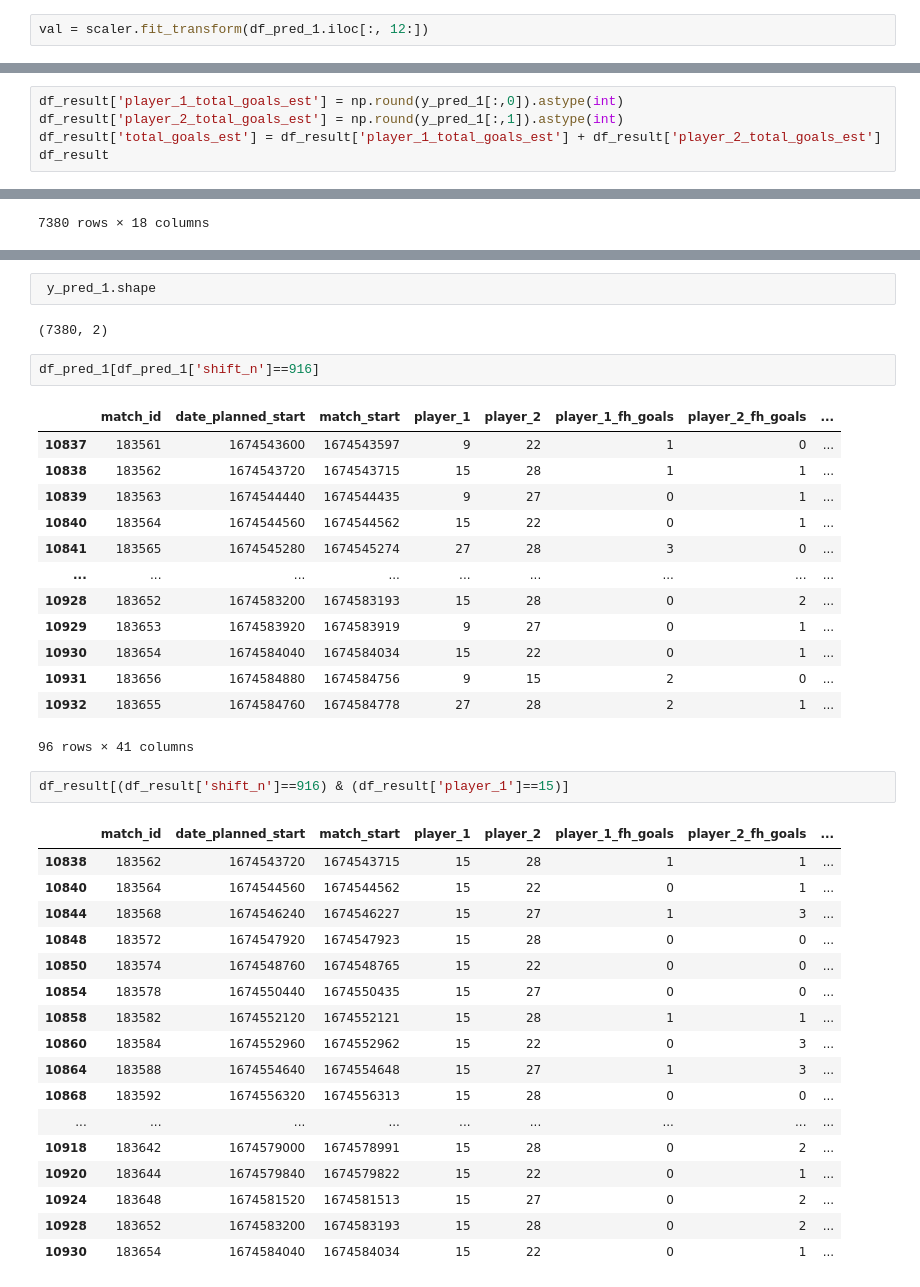
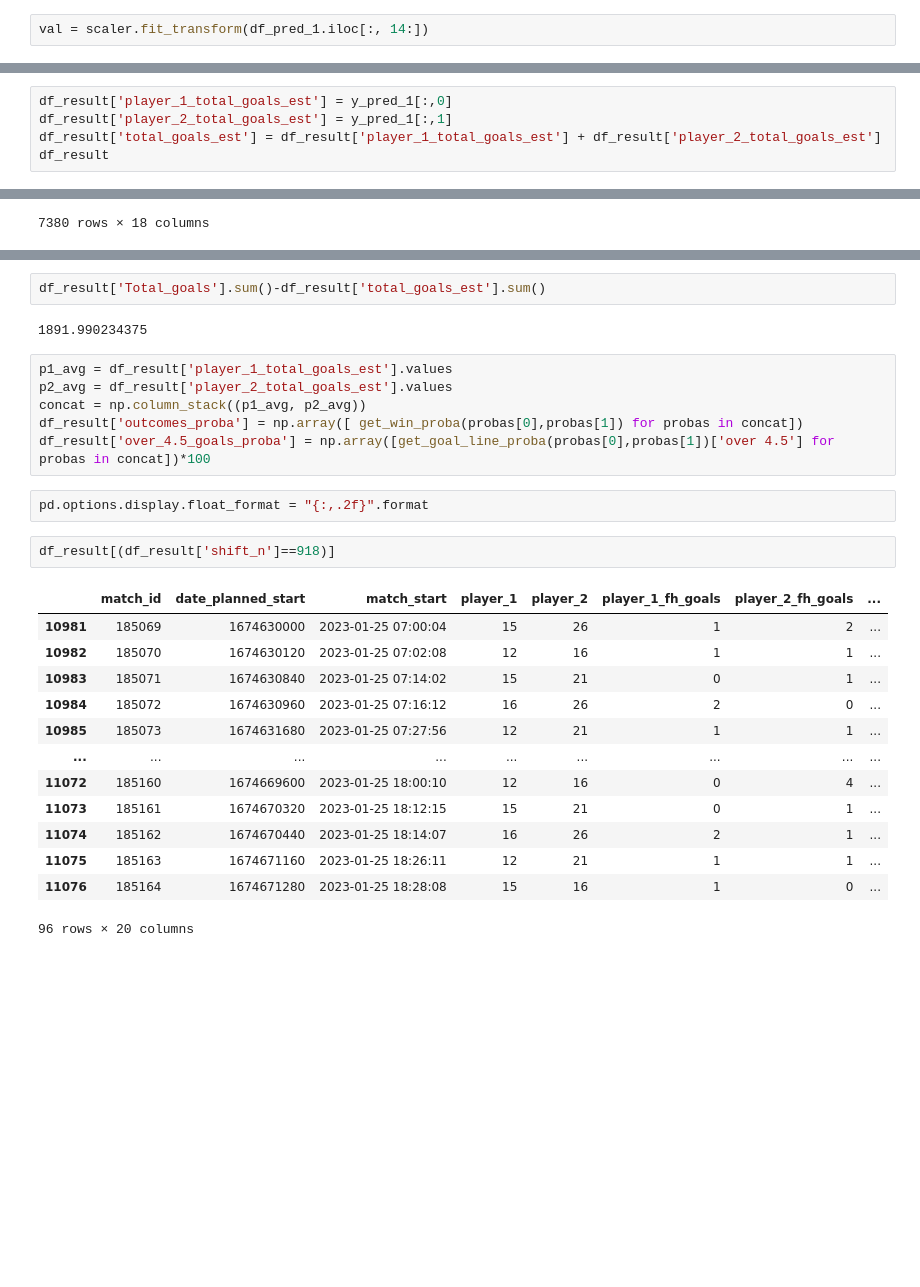
Before and after one commit to Mirda81/FIFA-prediciton, a Jupyter notebook: neural.ipynb, the cells around one changed output, grey strips where cells are left out. Saved outputs shown, nothing was run; the diff lists cells and outputs as text; blank space fills up the shorter version.

```diff
--- a/neural.ipynb
+++ b/neural.ipynb
@@ -124,2 +167,2 @@ Epoch 70/70
 # %%
-val = scaler.fit_transform(df_pred_1.iloc[:, 12:])
+val = scaler.fit_transform(df_pred_1.iloc[:, 14:])
@@ -170,8 +188,8 @@ df_result
 | 15219 | 232147 | 1677455640 | 1677455639 | 15 | 29 | 0 | 0 | ... |
 7380 rows × 15 columns
 # %%
-df_result['player_1_total_goals_est'] = np.round(y_pred_1[:,0]).astype(int)
-df_result['player_2_total_goals_est'] = np.round(y_pred_1[:,1]).astype(int)
+df_result['player_1_total_goals_est'] = y_pred_1[:,0]
+df_result['player_2_total_goals_est'] = y_pred_1[:,1]
 df_result['total_goals_est'] = df_result['player_1_total_goals_est'] + df_result['player_2_total_goals_est']
 df_result
 # %% [output]
@@ -195,40 +213,28 @@ Mean absolute error: 1.5276422764227642
-# %%
- y_pred_1.shape
-# %% [output]
-(7380, 2)
-# %%
-df_pred_1[df_pred_1['shift_n']==916]
-# %% [output]
-|  | match_id | date_planned_start | match_start | player_1 | player_2 | player_1_fh_goals | player_2_fh_goals | ... |
-| 10837 | 183561 | 1674543600 | 1674543597 | 9 | 22 | 1 | 0 | ... |
-| 10838 | 183562 | 1674543720 | 1674543715 | 15 | 28 | 1 | 1 | ... |
-| 10839 | 183563 | 1674544440 | 1674544435 | 9 | 27 | 0 | 1 | ... |
-| 10840 | 183564 | 1674544560 | 1674544562 | 15 | 22 | 0 | 1 | ... |
-| 10841 | 183565 | 1674545280 | 1674545274 | 27 | 28 | 3 | 0 | ... |
-| ... | ... | ... | ... | ... | ... | ... | ... | ... |
-| 10928 | 183652 | 1674583200 | 1674583193 | 15 | 28 | 0 | 2 | ... |
-| 10929 | 183653 | 1674583920 | 1674583919 | 9 | 27 | 0 | 1 | ... |
-| 10930 | 183654 | 1674584040 | 1674584034 | 15 | 22 | 0 | 1 | ... |
-| 10931 | 183656 | 1674584880 | 1674584756 | 9 | 15 | 2 | 0 | ... |
-| 10932 | 183655 | 1674584760 | 1674584778 | 27 | 28 | 2 | 1 | ... |
-96 rows × 41 columns
+# %%
+df_result['Total_goals'].sum()-df_result['total_goals_est'].sum()
+# %% [output]
+1891.990234375
+# %%
+p1_avg = df_result['player_1_total_goals_est'].values
+p2_avg = df_result['player_2_total_goals_est'].values
+concat = np.column_stack((p1_avg, p2_avg))
+df_result['outcomes_proba'] = np.array([ get_win_proba(probas[0],probas[1]) for probas in concat])
+df_result['over_4.5_goals_proba'] = np.array([get_goal_line_proba(probas[0],probas[1])['over 4.5'] for probas in concat])*100
+# %%
+pd.options.display.float_format = "{:,.2f}".format
 # %%
-df_result[(df_result['shift_n']==916) & (df_result['player_1']==15)]
+df_result[(df_result['shift_n']==918)]
 # %% [output]
 |  | match_id | date_planned_start | match_start | player_1 | player_2 | player_1_fh_goals | player_2_fh_goals | ... |
-| 10838 | 183562 | 1674543720 | 1674543715 | 15 | 28 | 1 | 1 | ... |
-| 10840 | 183564 | 1674544560 | 1674544562 | 15 | 22 | 0 | 1 | ... |
-| 10844 | 183568 | 1674546240 | 1674546227 | 15 | 27 | 1 | 3 | ... |
-| 10848 | 183572 | 1674547920 | 1674547923 | 15 | 28 | 0 | 0 | ... |
-| 10850 | 183574 | 1674548760 | 1674548765 | 15 | 22 | 0 | 0 | ... |
-| 10854 | 183578 | 1674550440 | 1674550435 | 15 | 27 | 0 | 0 | ... |
-| 10858 | 183582 | 1674552120 | 1674552121 | 15 | 28 | 1 | 1 | ... |
-| 10860 | 183584 | 1674552960 | 1674552962 | 15 | 22 | 0 | 3 | ... |
-| 10864 | 183588 | 1674554640 | 1674554648 | 15 | 27 | 1 | 3 | ... |
-| 10868 | 183592 | 1674556320 | 1674556313 | 15 | 28 | 0 | 0 | ... |
+| 10981 | 185069 | 1674630000 | 2023-01-25 07:00:04 | 15 | 26 | 1 | 2 | ... |
+| 10982 | 185070 | 1674630120 | 2023-01-25 07:02:08 | 12 | 16 | 1 | 1 | ... |
+| 10983 | 185071 | 1674630840 | 2023-01-25 07:14:02 | 15 | 21 | 0 | 1 | ... |
+| 10984 | 185072 | 1674630960 | 2023-01-25 07:16:12 | 16 | 26 | 2 | 0 | ... |
+| 10985 | 185073 | 1674631680 | 2023-01-25 07:27:56 | 12 | 21 | 1 | 1 | ... |
 | ... | ... | ... | ... | ... | ... | ... | ... | ... |
-| 10918 | 183642 | 1674579000 | 1674578991 | 15 | 28 | 0 | 2 | ... |
-| 10920 | 183644 | 1674579840 | 1674579822 | 15 | 22 | 0 | 1 | ... |
-| 10924 | 183648 | 1674581520 | 1674581513 | 15 | 27 | 0 | 2 | ... |
-| 10928 | 183652 | 1674583200 | 1674583193 | 15 | 28 | 0 | 2 | ... |
-| 10930 | 183654 | 1674584040 | 1674584034 | 15 | 22 | 0 | 1 | ... |
+| 11072 | 185160 | 1674669600 | 2023-01-25 18:00:10 | 12 | 16 | 0 | 4 | ... |
+| 11073 | 185161 | 1674670320 | 2023-01-25 18:12:15 | 15 | 21 | 0 | 1 | ... |
+| 11074 | 185162 | 1674670440 | 2023-01-25 18:14:07 | 16 | 26 | 2 | 1 | ... |
+| 11075 | 185163 | 1674671160 | 2023-01-25 18:26:11 | 12 | 21 | 1 | 1 | ... |
+| 11076 | 185164 | 1674671280 | 2023-01-25 18:28:08 | 15 | 16 | 1 | 0 | ... |
+96 rows × 20 columns
```
Also changed, not shown: parts of 24 cells of this notebook, 8 other files.
